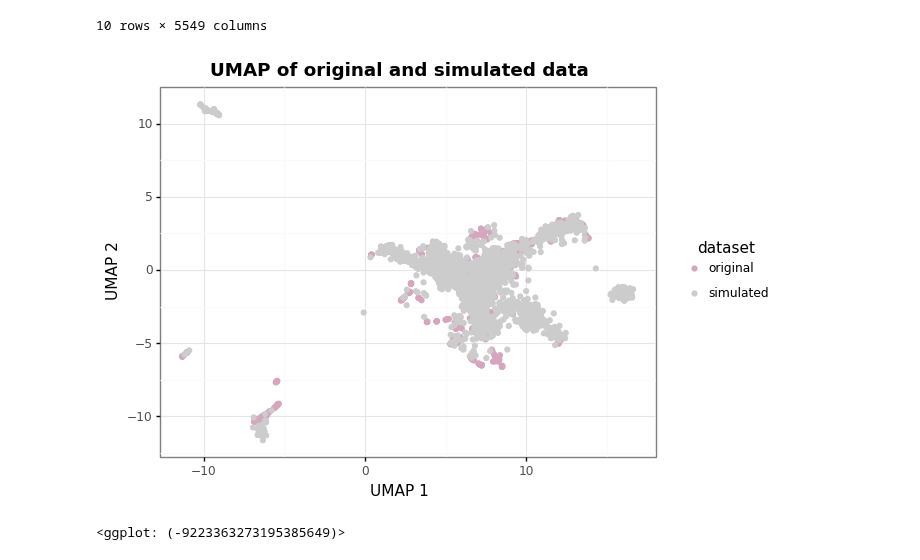
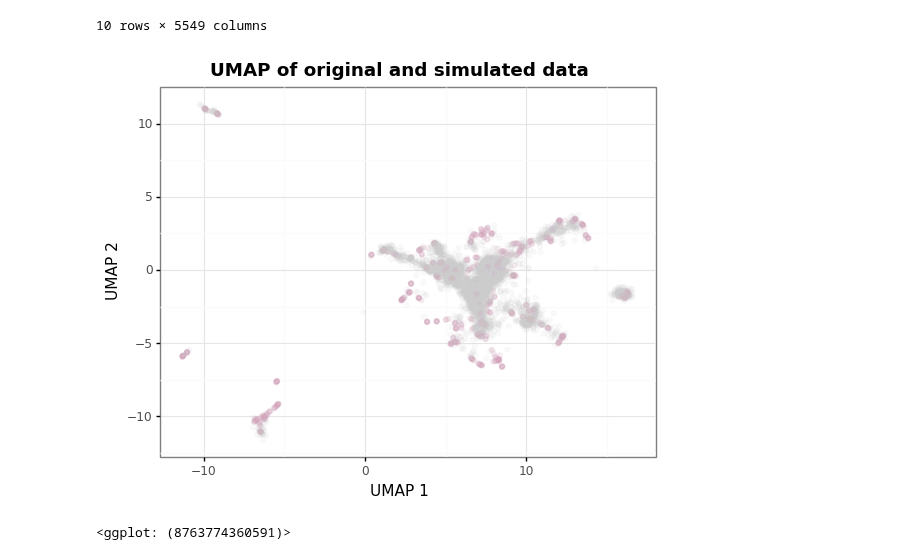
Before and after one commit to greenelab/simulate-expression-compendia, a Jupyter notebook: misc_analysis/viz_simulated_data.ipynb, the cells around one changed output. Cells and saved outputs as stored; diff of their text form; code cells hidden in the pictures.

Commit message:
update result figure scripts and figs

```diff
--- a/misc_analysis/viz_simulated_data.ipynb
+++ b/misc_analysis/viz_simulated_data.ipynb
@@ -167,29 +167,31 @@ simulated_data_UMAPencoded_df = pd.DataFrame(data=simulated_data_UMAPencoded,
 # %%
 # Overlay original input vs simulated data
 
 # Add label for input or simulated dataset
 input_data_UMAPencoded_df['dataset'] = 'original'
 simulated_data_UMAPencoded_df['dataset'] = 'simulated'
 
 # Concatenate input and simulated dataframes together
 combined_data_df = pd.concat([input_data_UMAPencoded_df, simulated_data_UMAPencoded_df])
 
 # Plot
-g_input_sim = ggplot(combined_data_df, aes(x='1', y='2')) \
-+ geom_point(aes(color='dataset'), alpha=0.05) \
+g_input_sim = ggplot(combined_data_df[combined_data_df['dataset'] == 'original'], aes(x='1', y='2')) \
++ geom_point(color='#d5a6bd',
+             alpha=0.15) \
 + labs(x = "UMAP 1", y = "UMAP 2", title = "UMAP of original and simulated data") \
 + theme_bw() \
 + theme(
     legend_title_align = "center",
     plot_background=element_rect(fill='white'),
     legend_key=element_rect(fill='white', colour='white'),
     plot_title=element_text(weight='bold')
 ) \
-+ guides(colour=guide_legend(override_aes={'alpha': 1})) \
-+ scale_colour_manual(['#d5a6bdff', "#ccccccff"])
++ geom_point(combined_data_df[combined_data_df['dataset'] == 'simulated'],
+                 alpha=0.09,
+                 color='#cccccc')
 
 print(g_input_sim)
 ggsave(plot = g_input_sim, filename = umap_overlay_file, dpi=500)
 # %% [output]
-[figure, old version]
+[figure, new version]
-<ggplot: (-9223363273195385649)>
+<ggplot: (8763774360591)>
```
Also changed, not shown: 5 other files.
